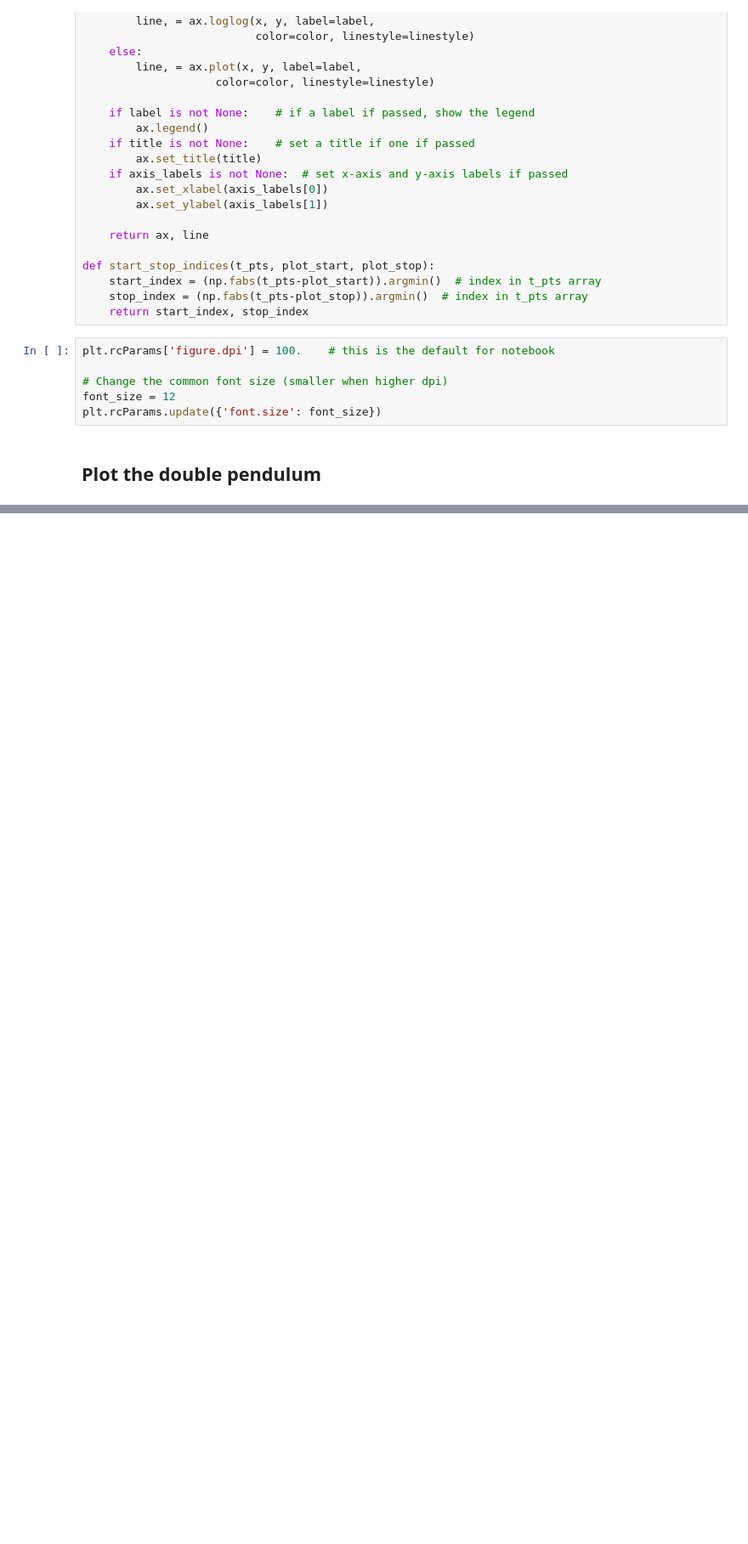
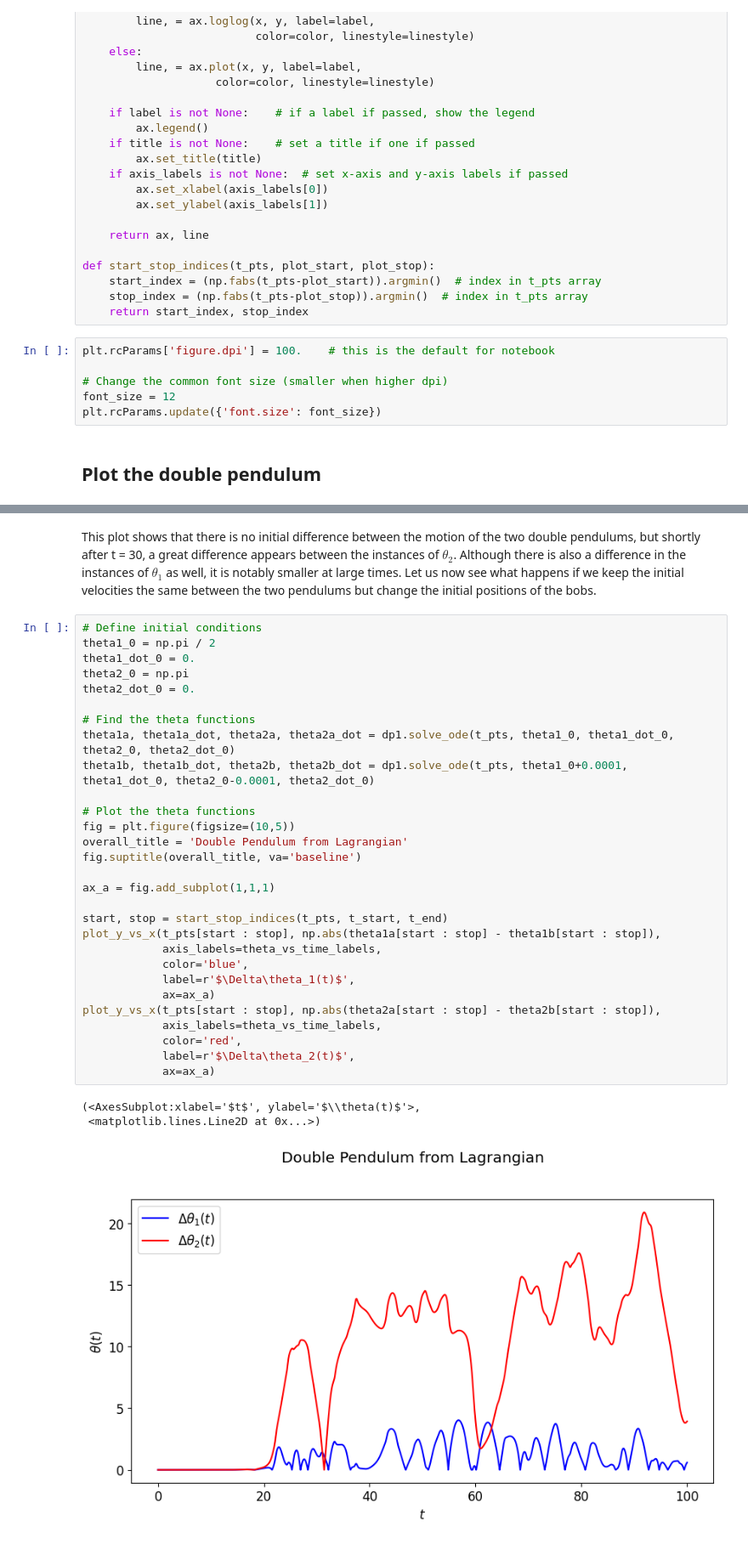
Before and after one commit to robertVonHolle/5300_final, a Jupyter notebook: Double_pendulum.ipynb, the cells around one changed output, grey strips where cells are left out. Shown at 85% size. Saved outputs shown, nothing was run; the diff lists cells and outputs as text; blank space fills up the shorter version.

```diff
--- a/Double_pendulum.ipynb
+++ b/Double_pendulum.ipynb
@@ -278,0 +316,35 @@ ValueError: need at least one array to concatenate
+# %% [markdown]
+This plot shows that there is no initial difference between the motion of the two double pendulums, but shortly after t = 30, a great difference appears between the instances of $\theta_2$. Although there is also a difference in the instances of $\theta_1$ as well, it is notably smaller at large times. Let us now see what happens if we keep the initial velocities the same between the two pendulums but change the initial positions of the bobs.
+# %%
+# Define initial conditions
+theta1_0 = np.pi / 2
+theta1_dot_0 = 0.
+theta2_0 = np.pi
+theta2_dot_0 = 0.
+
+# Find the theta functions
+theta1a, theta1a_dot, theta2a, theta2a_dot = dp1.solve_ode(t_pts, theta1_0, theta1_dot_0, theta2_0, theta2_dot_0)
+theta1b, theta1b_dot, theta2b, theta2b_dot = dp1.solve_ode(t_pts, theta1_0+0.0001, theta1_dot_0, theta2_0-0.0001, theta2_dot_0)
+
+# Plot the theta functions
+fig = plt.figure(figsize=(10,5))
+overall_title = 'Double Pendulum from Lagrangian'
+fig.suptitle(overall_title, va='baseline')
+
+ax_a = fig.add_subplot(1,1,1)
+
+start, stop = start_stop_indices(t_pts, t_start, t_end)
+plot_y_vs_x(t_pts[start : stop], np.abs(theta1a[start : stop] - theta1b[start : stop]),
+            axis_labels=theta_vs_time_labels,
+            color='blue',
+            label=r'$\Delta\theta_1(t)$',
+            ax=ax_a)
+plot_y_vs_x(t_pts[start : stop], np.abs(theta2a[start : stop] - theta2b[start : stop]),
+            axis_labels=theta_vs_time_labels,
+            color='red',
+            label=r'$\Delta\theta_2(t)$',
+            ax=ax_a)
+# %% [output]
+(<AxesSubplot:xlabel='$t$', ylabel='$\\theta(t)$'>,
+ <matplotlib.lines.Line2D at 0x...>)
+[figure, added]
```
Also changed, not shown: parts of 6 cells of this notebook.
